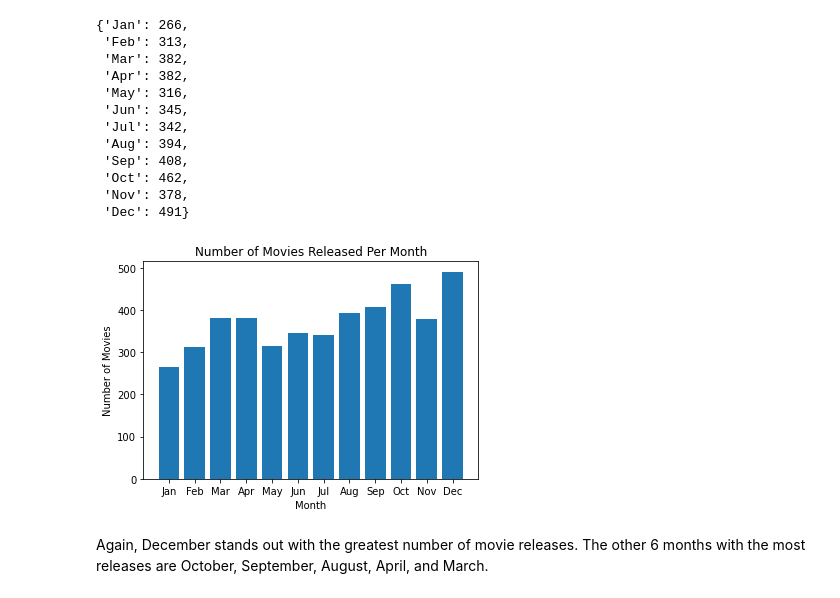
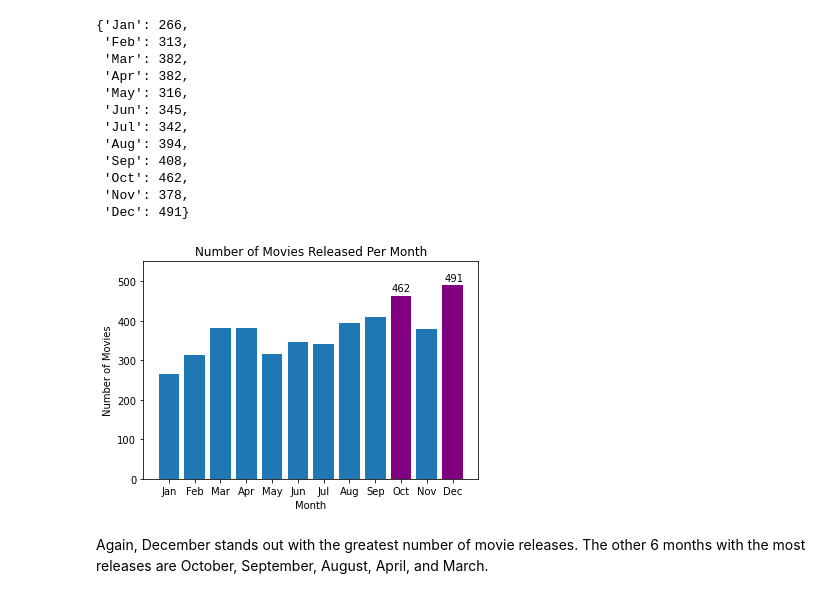
Before and after one commit to jlc0512/dsc-phase-1-project-Microsoft-Movie-Studios, a Jupyter notebook: student.ipynb, the cells around one changed output. Cells and saved outputs as stored; diff of their text form; code cells hidden in the pictures.

Commit message:
Updated visualizations and text in student notebook

```diff
--- a/student.ipynb
+++ b/student.ipynb
@@ -1165,12 +1176,18 @@ month_count_dict
 # %%
 fig,ax = plt.subplots()
 
-ax.bar(month_count_dict.keys(), month_count_dict.values())
+months_list = list(month_count_dict.keys())
+colors = ['purple' if (month == 'Oct' or month =='Dec') else 'tab:blue' for month in months_list]
+ax.bar(months_list, month_count_dict.values(), color=colors)
 ax.set_title('Number of Movies Released Per Month')
 ax.set_xlabel('Month')
-ax.set_ylabel("Number of Movies");
+ax.set_ylabel("Number of Movies")
+
+ax.set_ylim([0, 550])
+plt.annotate('491', (10.70, 500))
+plt.annotate('462', (8.65, 475));
 # %% [output]
-[figure, old version]
+[figure, new version]
 # %% [markdown]
 Again, December stands out with the greatest number of movie releases. The other 6 months with the most releases are October, September, August, April, and March.
 # %%
```
Also changed, not shown: parts of 20 cells of this notebook, 4 other files.
